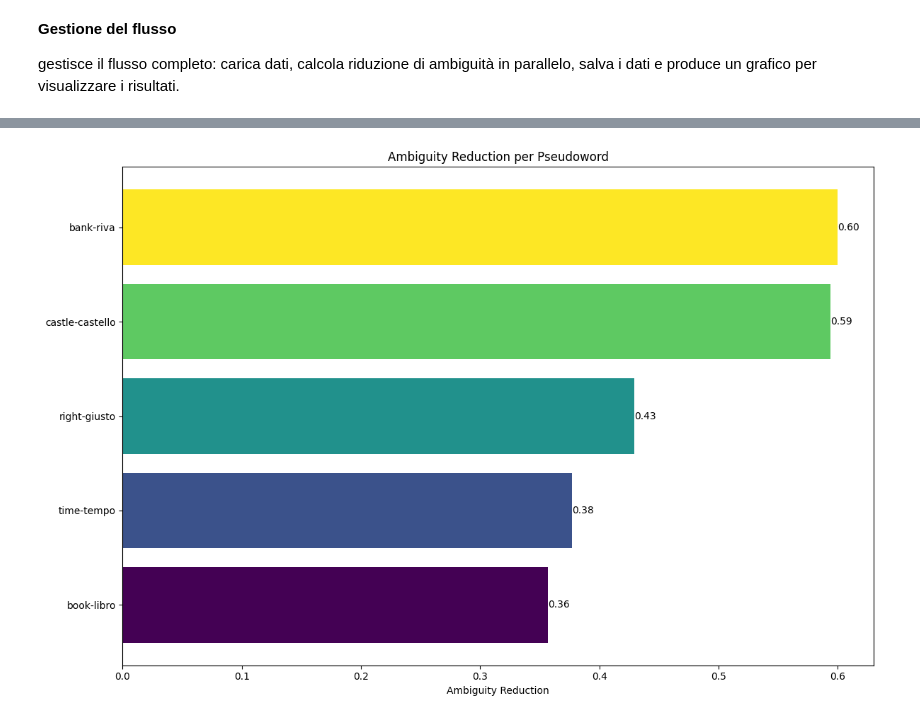
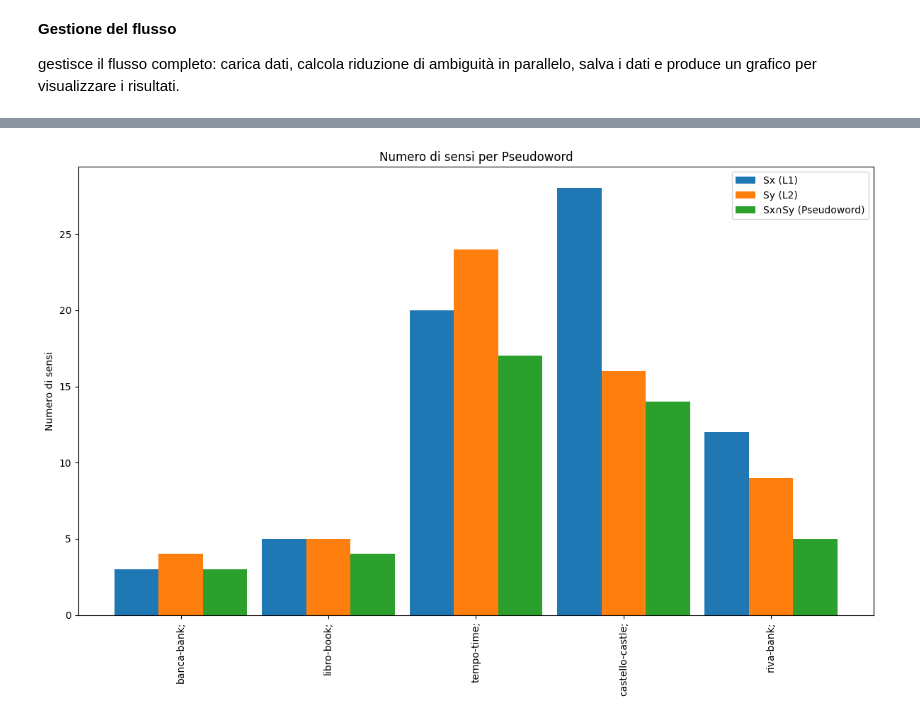
Before and after one commit to PM461/NLP, a Jupyter notebook: pseudoword_ambiguity_analysis.ipynb, the cells around one changed output, grey strips where cells are left out. Saved outputs shown, nothing was run; the diff lists cells and outputs as text; code cells hidden in the pictures.

```diff
--- a/pseudoword_ambiguity_analysis.ipynb
+++ b/pseudoword_ambiguity_analysis.ipynb
@@ -204,8 +197,27 @@ gestisce il flusso completo: carica dati, calcola riduzione di ambiguità in par
 # %%
 word_tuples = load_word_tuples(INPUT_FILE)
 valid_tuples = [wt for wt in word_tuples if len(wt) == len(LANGS)]
+
+
+print("Numero di tuple caricate:", len(word_tuples))
+print("Numero di tuple valide:", len(valid_tuples))
+print("Lingue:", LANGS)
+print("API_KEY presente:", API_KEY is not None)
+
+# Se ci sono tuple valide, fai una chiamata di test a get_sense
+if valid_tuples:
+    test_word = valid_tuples[0]
+    print("Test get_sense con parola:", test_word)
+    res = get_sense(test_word[0], LANGS, API_KEY)
+    print("Risposta get_sense:", res)
+else:
+    print("Nessuna tupla valida trovata nel file.")
+
+
+
 results = []
 
+print("AAA")
 with concurrent.futures.ThreadPoolExecutor(max_workers=4) as executor:
     func = partial(process_word_tuple, langs=LANGS, api_key=API_KEY)
     futures = {executor.submit(func, wt): wt for wt in valid_tuples}
@@ -219,46 +231,49 @@ with open('rsrc/ambiguity_scores.json', 'w', encoding='utf-8') as f:
     json.dump(results, f, indent=4, ensure_ascii=False)
 
 if results:
+    # Ordina per ambiguity_reduction (opzionale, puoi togliere se vuoi ordine originale)
     sorted_data = sorted(results, key=lambda x: x['ambiguity_reduction'])
+
     pseudowords = [d['pseudoword'] for d in sorted_data]
-    scores = [d['ambiguity_reduction'] for d in sorted_data]
+    ambiguity_scores = [d['ambiguity_reduction'] for d in sorted_data]
 
+    # Valori per i numeri di sensi
+    Sx_vals = [d['Sx'] for d in sorted_data]
+    Sy_vals = [d['Sy'] for d in sorted_data]
+    Sxy_vals = [d['Sxy'] for d in sorted_data]
+
+    # --- Primo grafico: Numeri di sensi (barre) ---
     plt.figure(figsize=(12, 8))
-    y_pos = np.arange(len(pseudowords))
-    plt.barh(y_pos, scores, color=plt.cm.viridis(np.linspace(0, 1, len(pseudowords))))
-    plt.yticks(y_pos, pseudowords)
-    plt.xlabel('Ambiguity Reduction')
-    plt.title('Ambiguity Reduction per Pseudoword')
-    for i, score in enumerate(scores):
-        plt.text(score, i, f'{score:.2f}', va='center', ha='left')
+    indices = np.arange(len(pseudowords))
+    width = 0.3
+
+    plt.bar(indices - width, Sx_vals, width=width, label='Sx (L1)')
+    plt.bar(indices, Sy_vals, width=width, label='Sy (L2)')
+    plt.bar(indices + width, Sxy_vals, width=width, label='Sx∩Sy (Pseudoword)')
+
+    plt.xticks(indices, pseudowords, rotation=90)
+    plt.ylabel("Numero di sensi")
+    plt.title("Numero di sensi per Pseudoword")
+    plt.legend()
+    plt.tight_layout()
+    plt.savefig('ambiguity_senses_plot.png')
+    plt.show()
+
+    # --- Secondo grafico: Ambiguity Reduction (linea) ---
+    plt.figure(figsize=(12, 6))
+    plt.plot(pseudowords, ambiguity_scores, marker='o', color='red', linestyle='-', linewidth=2)
+    plt.xticks(rotation=90)
+    plt.ylabel("Ambiguity Reduction")
+    plt.title("Ambiguity Reduction per Pseudoword")
+    for i, score in enumerate(ambiguity_scores):
+        plt.text(i, score, f'{score:.2f}', ha='center', va='bottom')
     plt.tight_layout()
     plt.savefig('ambiguity_reduction_plot.png')
     plt.show()
+
+    # --- Visualizza tabella con pandas ---
+    df = pd.DataFrame(sorted_data)
+    display(df)
 else:
-    logging.warning("No results to plot.")
-
-import pandas as pd
-
-df = pd.DataFrame(results)
-display(df.head())
-
-plt.figure(figsize=(12, 8))
-indices = np.arange(len(results))
-width = 0.3
-
-Sx_vals = [r["Sx"] for r in results]
-Sy_vals = [r["Sy"] for r in results]
-Sxy_vals = [r["Sxy"] for r in results]
-
-plt.bar(indices - width, Sx_vals, width=width, label='Sx (L1)')
-plt.bar(indices, Sy_vals, width=width, label='Sy (L2)')
-plt.bar(indices + width, Sxy_vals, width=width, label='Sx∩Sy (Pseudoword)')
-
-plt.xticks(indices, [r["pseudoword"] for r in results], rotation=90)
-plt.ylabel("Numero di sensi")
-plt.title("Confronto Ambiguità: Prima vs Dopo")
-plt.legend()
-plt.tight_layout()
-plt.savefig('ambiguity_comparison_plot.png')
-plt.show()
+    print("No results to plot.")
 # %% [output]
@@ -265 +297 @@ plt.show()
-[figure, old version]
+[figure, new version]
```
Also changed, not shown: parts of 9 cells of this notebook.
